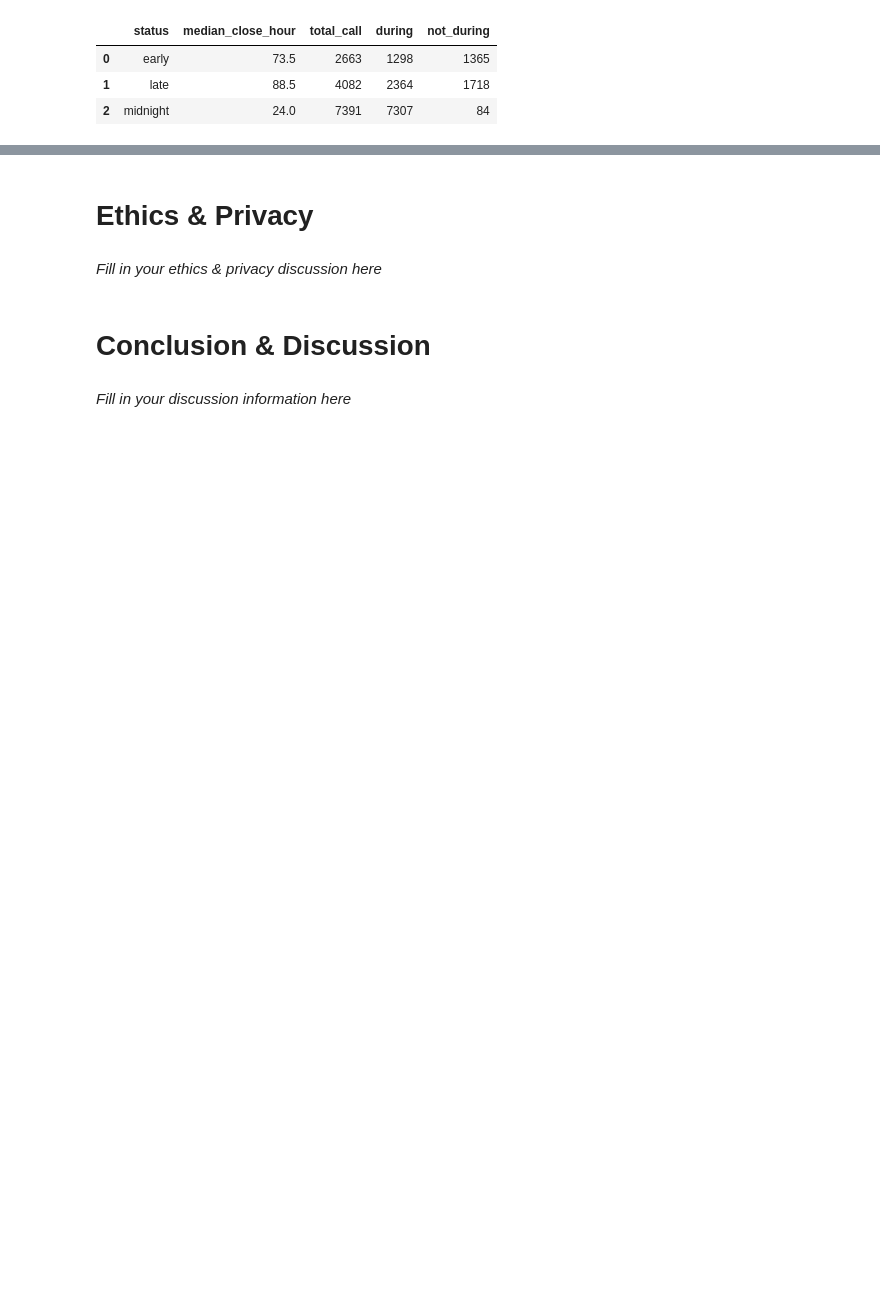
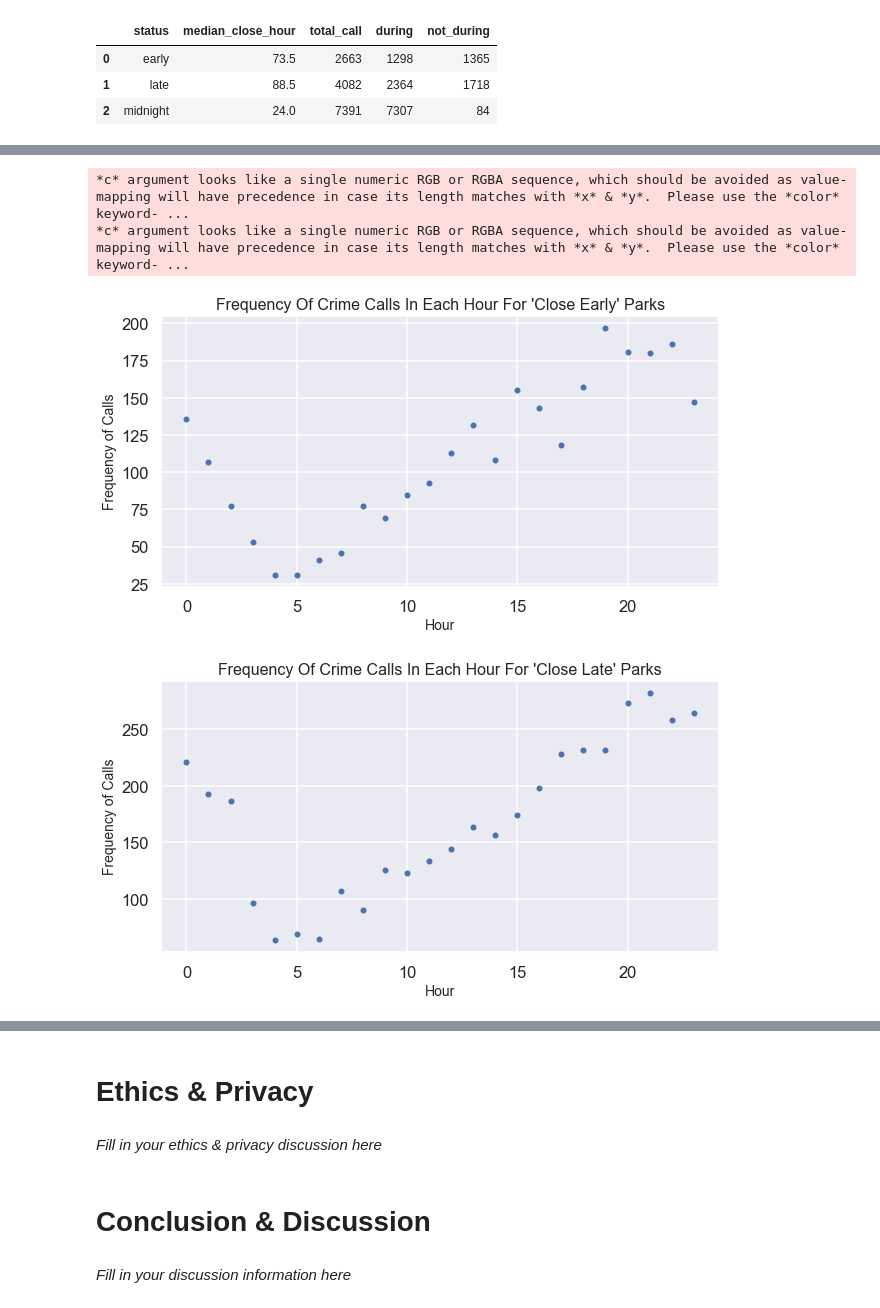
Before and after one commit to tnl001/individual_fa20, a Jupyter notebook: final_project/FinalProject_tnl001.ipynb, the cells around one changed output, grey strips where cells are left out. Cells and saved outputs as stored; diff of their text form; code cells hidden in the pictures; blank space fills up the shorter version.

```diff
--- a/final_project/FinalProject_tnl001.ipynb
+++ b/final_project/FinalProject_tnl001.ipynb
@@ -956,0 +1039,44 @@ grouped_by_hour.corr()
+# %%
+close_early_parks = cl_park_data[cl_park_data['median_close_hour'] <= 20]
+close_early_parks = close_early_parks.reset_index(drop=True)
+
+close_late_parks = cl_park_data[(cl_park_data['median_close_hour'] > 20) & (cl_park_data['median_close_hour'] < 24)]
+close_late_parks = close_late_parks.reset_index(drop=True)
+# %%
+hour_occurence_early = []
+hour_occurence_late = []
+
+# Get the hour for close early parks
+for neighborhood in close_early_parks['neighborhood']:
+    hour_list = pd.to_datetime(filtered_crimes.loc[filtered_crimes['name'] == neighborhood, 'date_time']).dt.strftime('%H').tolist()
+    hour_list = list(map(int, hour_list))
+    hour_occurence_early += hour_list
+
+# Get the hour for close late parks
+for neighborhood in close_late_parks['neighborhood']:
+    hour_list = pd.to_datetime(filtered_crimes.loc[filtered_crimes['name'] == neighborhood, 'date_time']).dt.strftime('%H').tolist()
+    hour_list = list(map(int, hour_list))
+    hour_occurence_late += hour_list
+# %%
+hour_freq_early = pd.DataFrame(Counter(hour_occurence_early).items(), columns=['hour', 'frequency'])
+hour_freq_early = hour_freq_early.sort_values('hour').reset_index(drop=True)
+
+hour_freq_late = pd.DataFrame(Counter(hour_occurence_late).items(), columns=['hour', 'frequency'])
+hour_freq_late = hour_freq_late.sort_values('hour').reset_index(drop=True)
+# %%
+hour_freq_early.plot(x='hour', y='frequency', kind='scatter', figsize=(10,5))
+plt.title("Frequency Of Crime Calls In Each Hour For 'Close Early' Parks", fontsize=16)
+plt.xlabel('Hour', fontsize=14)
+plt.ylabel('Frequency of Calls', fontsize=14)
+f6 = plt.gcf()
+
+hour_freq_late.plot(x='hour', y='frequency', kind='scatter', figsize=(10,5))
+plt.title("Frequency Of Crime Calls In Each Hour For 'Close Late' Parks", fontsize=16)
+plt.xlabel('Hour', fontsize=14)
+plt.ylabel('Frequency of Calls', fontsize=14)
+f7 = plt.gcf()
+# %% [output]
+*c* argument looks like a single numeric RGB or RGBA sequence, which should be avoided as value-mapping will have precedence in case its length matches with *x* & *y*.  Please use the *color* keyword- ...
+*c* argument looks like a single numeric RGB or RGBA sequence, which should be avoided as value-mapping will have precedence in case its length matches with *x* & *y*.  Please use the *color* keyword- ...
+[figure, added]
+[figure, added]
```
Also changed, not shown: parts of 72 cells of this notebook.
